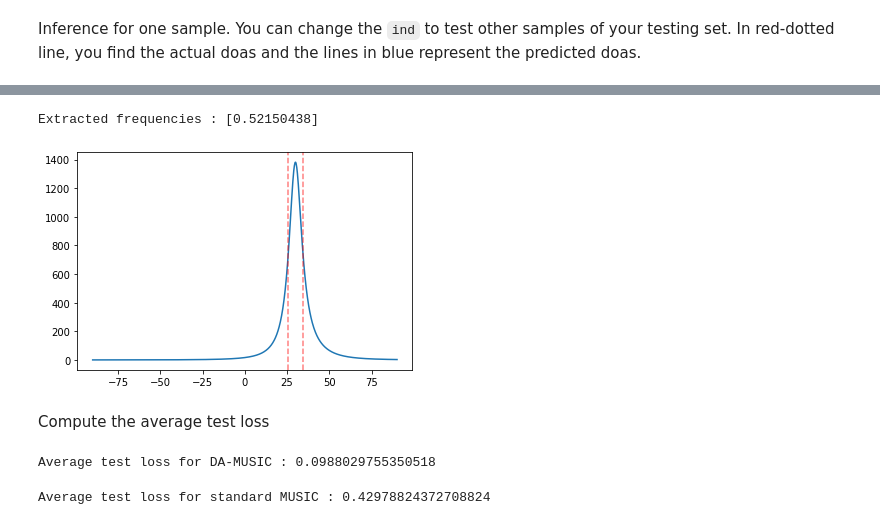
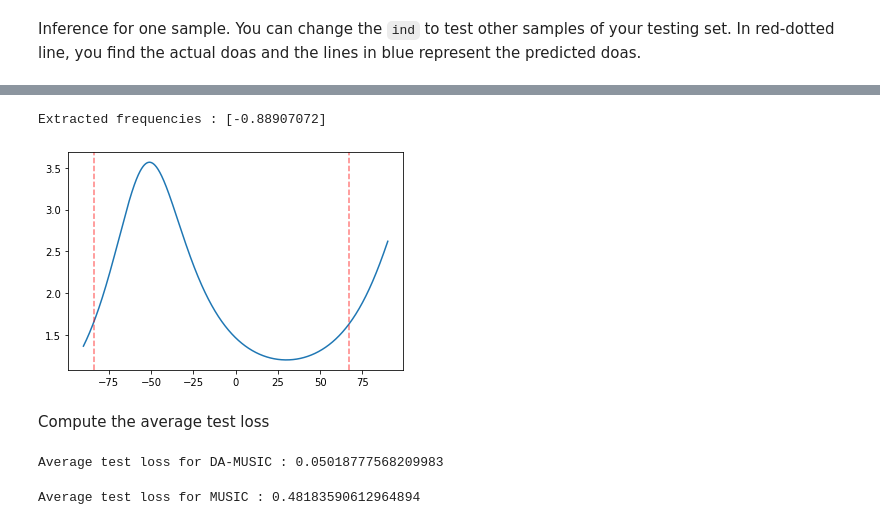
Before and after one commit to MichelDucartier/music_doa, a Jupyter notebook: MUSIC_ML_inference.ipynb, the cells around one changed output, grey strips where cells are left out. Drawn from its saved outputs; the diff is of its cells as text; code cells hidden in the pictures.

```diff
--- a/MUSIC_ML_inference.ipynb
+++ b/MUSIC_ML_inference.ipynb
@@ -23,7 +24,7 @@ device = torch.device("cuda:0" if torch.cuda.is_available() else "cpu")
 # %% [markdown]
 We create a small testing set
 # %%
-test_input, test_output, test_n_sources = create_dataset('test_non_coherent_dataset', 100, coherent=False)
+test_input, test_output, test_n_sources = create_dataset('test_coherent_dataset', 100, coherent=True)
 # %% [markdown]
 Import the model, you should store the model in the `models/` folder
 # %%
@@ -93,7 +94,7 @@ DeepMUSIC(
 # %% [markdown]
 Inference for one sample. You can change the `ind` to test other samples of your testing set. In red-dotted line, you find the actual doas and the lines in blue represent the predicted doas.
 # %%
-ind = 4
+ind = 0
 
 doas = test_output[ind]
 samples = test_input[ind]
@@ -127,37 +128,37 @@ Sample loss : 0.00840973032780337
 # %%
-ind = 4
+ind = 0
 
 doas = test_output[ind]
 samples = test_input[ind]
 
-spectrum = music(test_input[ind], 2, mics_coords.T, SOUND_SPEED / 2, correlated=False, verbose=False)
+spectrum = music(test_input[ind], 2, mics_coords.T, SOUND_SPEED / 2, correlated=True, verbose=False)
 
 # normalized_freq = 0.2
 # fs = SOUND_SPEED / (2 * normalized_freq)
 # length = 10
-# spectrum = music_with_frequency(test_input[ind].conj(), 2, fs, mics_coords.T, freq_range=[normalized_freq * fs - length, normalized_freq * fs + length])
+# spectrum = music_with_frequency(test_input[ind].conj(), 2, fs, mics_coords.T, freq_range=[normalized_freq * fs - length, normalized_freq * fs + length], correlated=True)
 
 X = np.linspace(-90, 90, 1000)
 plt.plot(X, [spectrum((x / 180) * np.pi) for x in X])
 
 
 for pred, true in zip(estimations, doas):
     angle = (true + np.pi/2) % (np.pi) - np.pi/2
     plt.axvline(angle * 180 / np.pi, color='r', alpha=0.5, linestyle='--')
 
 print("Extracted frequencies :", extract_frequencies(spectrum, 2, [-np.pi/2, np.pi/2], resolution=1000))
 
 plt.show()
 # %% [output]
-Extracted frequencies : [0.52150438]
+Extracted frequencies : [-0.88907072]
-[figure, old version]
+[figure, new version]
 # %% [markdown]
 Compute the average test loss
 # %%
 def compute_test_loss(test_input, test_output, n_sources):
     losses = np.zeros(len(test_input))
 
-    for i, (a, doas) in enumerate(zip(test_input, test_output)):
+    for i, (a, doas) in tqdm(list(enumerate(zip(test_input, test_output)))):
         predicted, _ = predict(model, a, n_sources)
         losses[i] = rmspe_loss(torch.tensor(predicted), torch.tensor(doas), n_sources)
 
@@ -165,18 +166,18 @@ def compute_test_loss(test_input, test_output, n_sources):
 
 print("Average test loss for DA-MUSIC :", compute_test_loss(test_input, test_output, 2))
 # %% [output]
-Average test loss for DA-MUSIC : 0.0988029755350518
+Average test loss for DA-MUSIC : 0.05018777568209983
 # %%
 def compute_standard_music_test_loss(test_input, test_output, n_sources):
     losses = np.zeros(len(test_input))
 
-    for i, (a, doas) in enumerate(zip(test_input, test_output)):
-        # spectrum = music(a, n_sources, mics_coords.T, SOUND_SPEED / 2, correlated=False, verbose=False)
+    for i, (a, doas) in tqdm(list(enumerate(zip(test_input, test_output)))):
+        spectrum = music(a, n_sources, mics_coords.T, SOUND_SPEED / 2, correlated=True, verbose=False)
 
-        normalized_freq = 0.2
-        fs = SOUND_SPEED / (2 * normalized_freq)
-        length = 10
-        spectrum = music_with_frequency(test_input[ind].conj(), 2, fs, mics_coords.T, freq_range=[normalized_freq * fs - length, normalized_freq * fs + length], verbose=False)
+        # normalized_freq = 0.2
+        # fs = SOUND_SPEED / (2 * normalized_freq)
+        # length = 100
+        # spectrum = music_with_frequency(a.conj(), 2, fs, mics_coords.T, freq_range=[normalized_freq * fs - length, normalized_freq * fs + length], verbose=False, correlated=True)
 
         predicted = extract_frequencies(spectrum, n_sources, [-np.pi/2, np.pi/2], resolution=1000)
         if len(predicted) != n_sources:
@@ -188,4 +189,4 @@ def compute_standard_music_test_loss(test_input, test_output, n_sources):
 
 print("Average test loss for MUSIC :", compute_standard_music_test_loss(test_input, test_output, 2))
 # %% [output]
-Average test loss for standard MUSIC : 0.42978824372708824
+Average test loss for MUSIC : 0.48183590612964894
```
Also changed, not shown: parts of 2 cells of this notebook.
